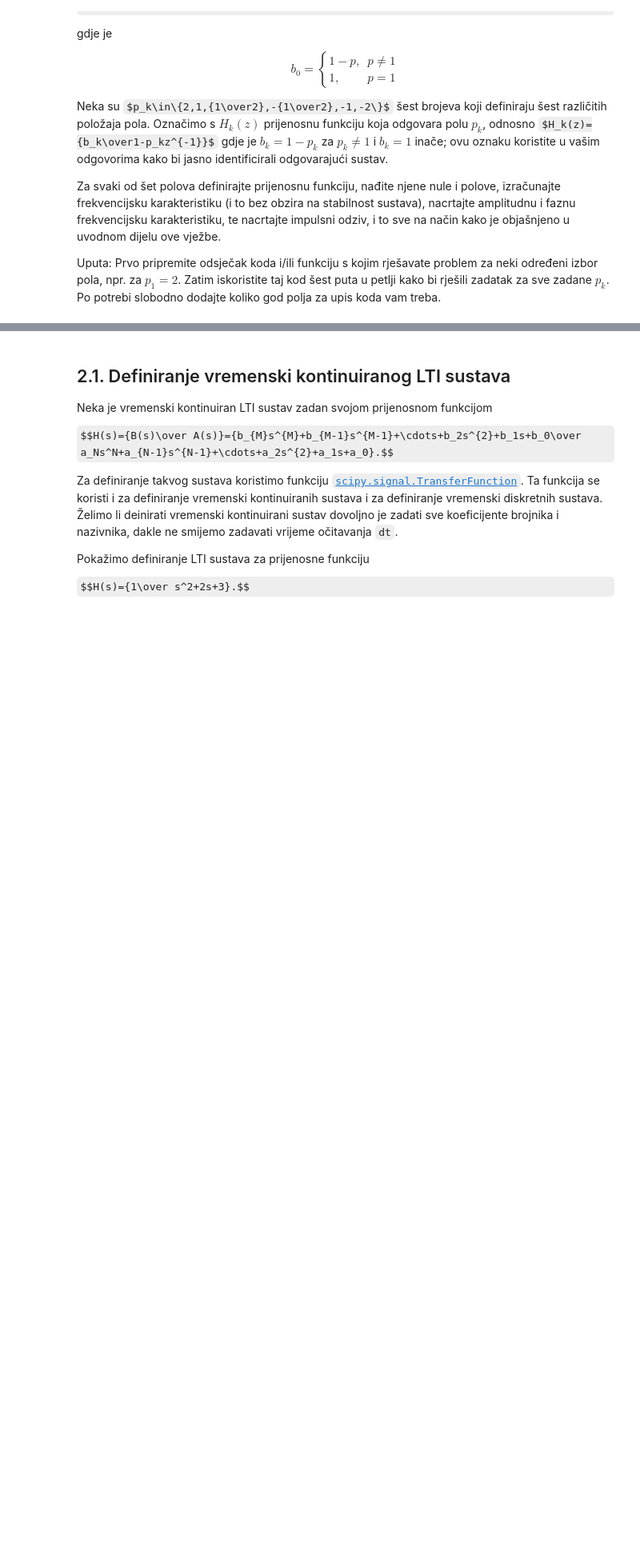
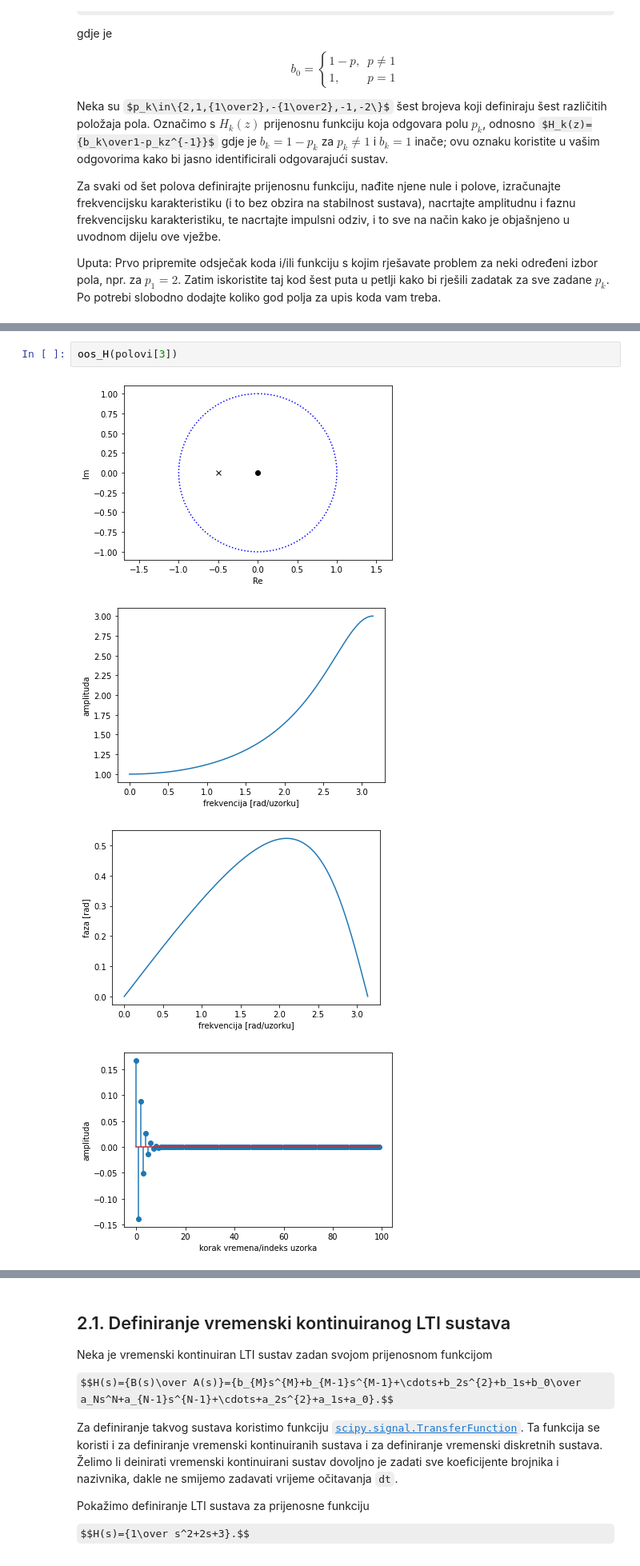
Before and after one commit to sskender/signal-processing, a Jupyter notebook: OOS_2021_2022_Vjezba_2_LTI_Sustavi.ipynb, the cells around one changed output, grey strips where cells are left out. Shown: that part at 80% size. Drawn from its saved outputs; the diff is of its cells as text; some formulas as TeX source; blank space fills up the shorter version.

```diff
--- a/OOS_2021_2022_Vjezba_2_LTI_Sustavi.ipynb
+++ b/OOS_2021_2022_Vjezba_2_LTI_Sustavi.ipynb
@@ -389,0 +449,7 @@ Uputa: Prvo pripremite odsječak koda i/ili funkciju s kojim rješavate problem
+# %%
+oos_H(polovi[3])
+# %% [output]
+[figure, added]
+[figure, added]
+[figure, added]
+[figure, added]
```
Also changed, not shown: parts of 16 cells of this notebook.
